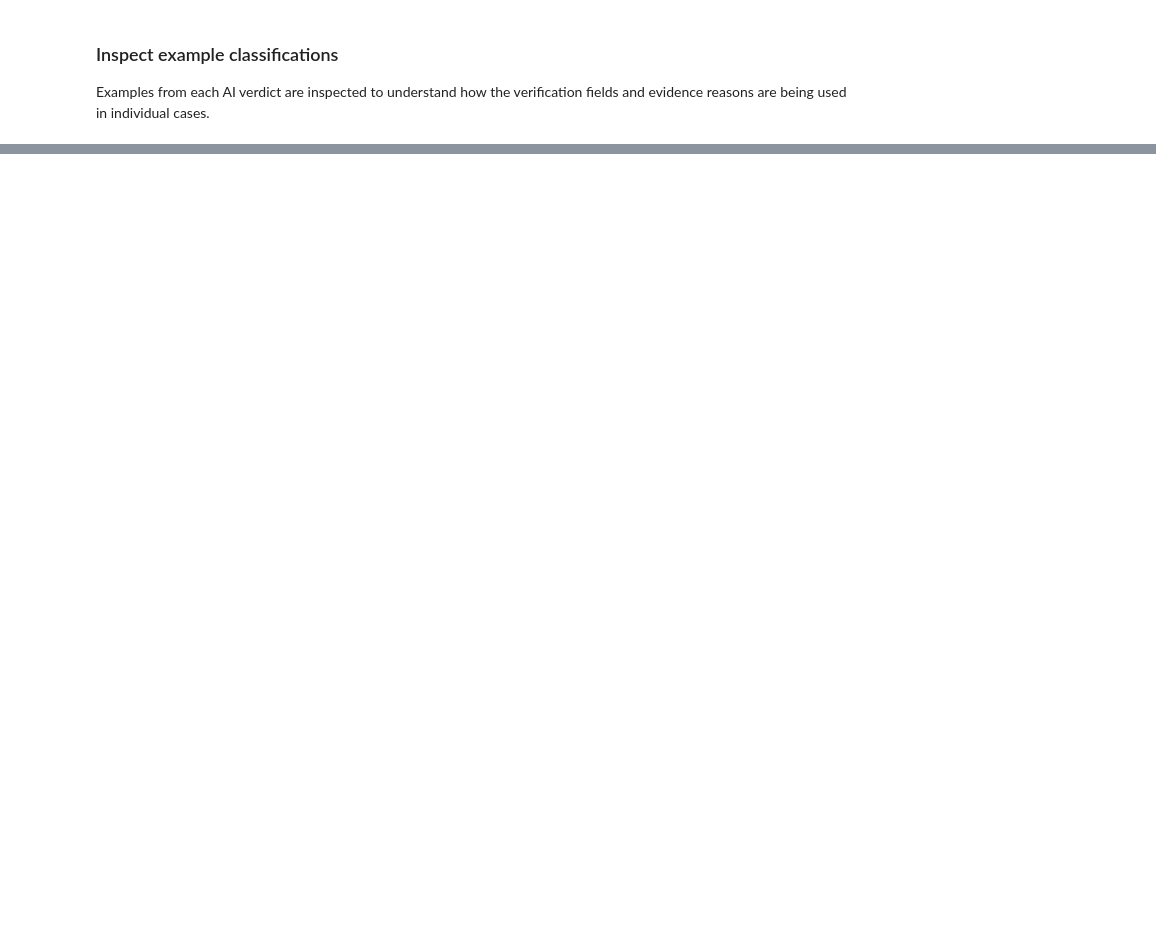
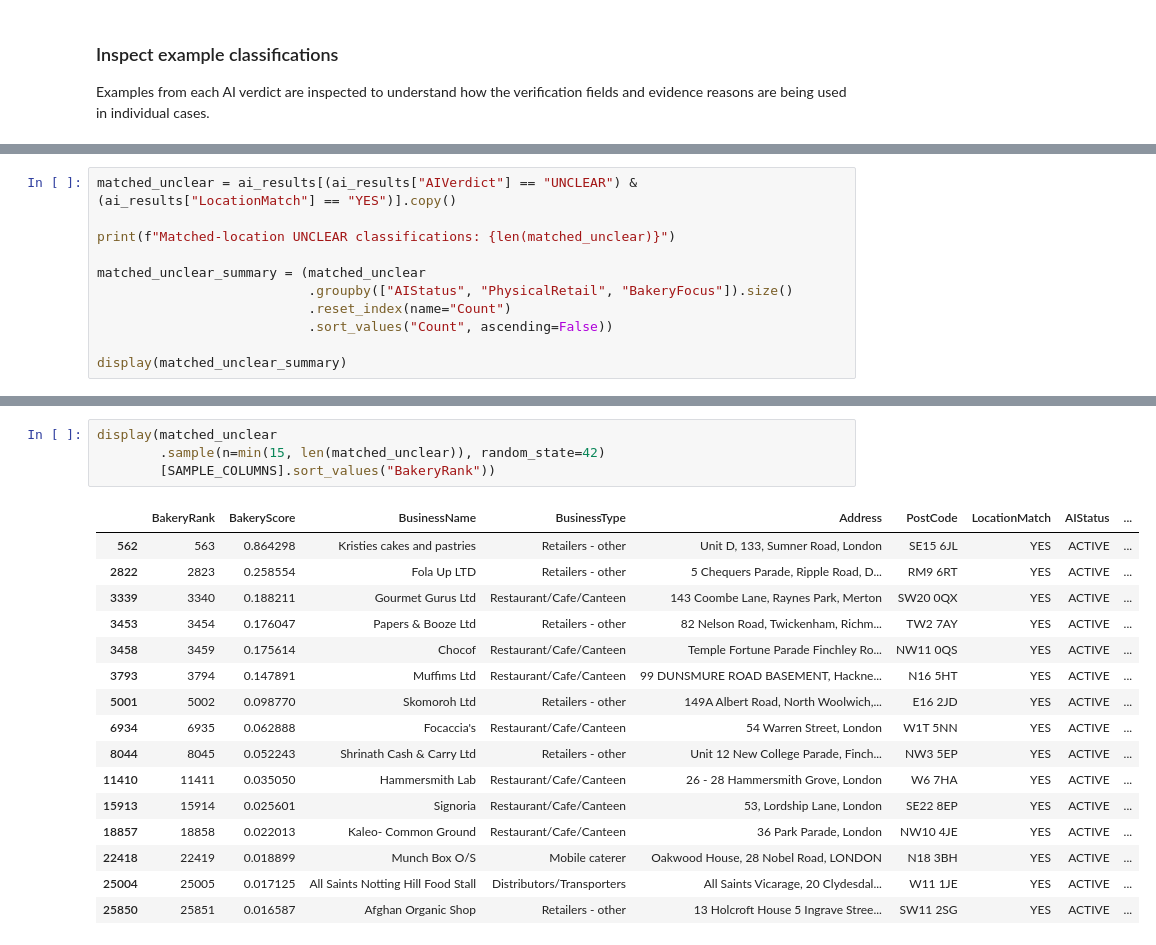
Before and after one commit to rhhythhm/london-bakery-provision, a Jupyter notebook: notebooks/bakery_manual_review_09.ipynb, the cells around one changed output, grey strips where cells are left out. Drawn from its saved outputs; the diff is of its cells as text; blank space fills up the shorter version.

Commit message:
Adapted bakery verification no manual review

```diff
--- a/notebooks/bakery_manual_review_09.ipynb
+++ b/notebooks/bakery_manual_review_09.ipynb
@@ -281,0 +293,11 @@ UNCLEAR
+# %%
+matched_unclear = ai_results[(ai_results["AIVerdict"] == "UNCLEAR") & (ai_results["LocationMatch"] == "YES")].copy()
+
+print(f"Matched-location UNCLEAR classifications: {len(matched_unclear)}")
+
+matched_unclear_summary = (matched_unclear
+                           .groupby(["AIStatus", "PhysicalRetail", "BakeryFocus"]).size()
+                           .reset_index(name="Count")
+                           .sort_values("Count", ascending=False))
+
+display(matched_unclear_summary)
@@ -281,0 +312,21 @@ UNCLEAR
+# %%
+display(matched_unclear
+        .sample(n=min(15, len(matched_unclear)), random_state=42)
+        [SAMPLE_COLUMNS].sort_values("BakeryRank"))
+# %% [output]
+|  | BakeryRank | BakeryScore | BusinessName | BusinessType | Address | PostCode | LocationMatch | AIStatus | ... |
+| 562 | 563 | 0.864298 | Kristies cakes and pastries | Retailers - other | Unit D, 133, Sumner Road, London | SE15 6JL | YES | ACTIVE | ... |
+| 2822 | 2823 | 0.258554 | Fola Up LTD | Retailers - other | 5 Chequers Parade, Ripple Road, D... | RM9 6RT | YES | ACTIVE | ... |
+| 3339 | 3340 | 0.188211 | Gourmet Gurus Ltd | Restaurant/Cafe/Canteen | 143 Coombe Lane, Raynes Park, Merton | SW20 0QX | YES | ACTIVE | ... |
+| 3453 | 3454 | 0.176047 | Papers & Booze Ltd | Retailers - other | 82 Nelson Road, Twickenham, Richm... | TW2 7AY | YES | ACTIVE | ... |
+| 3458 | 3459 | 0.175614 | Chocof | Restaurant/Cafe/Canteen | Temple Fortune Parade Finchley Ro... | NW11 0QS | YES | ACTIVE | ... |
+| 3793 | 3794 | 0.147891 | Muffims Ltd | Restaurant/Cafe/Canteen | 99 DUNSMURE ROAD BASEMENT, Hackne... | N16 5HT | YES | ACTIVE | ... |
+| 5001 | 5002 | 0.098770 | Skomoroh Ltd | Retailers - other | 149A Albert Road, North Woolwich,... | E16 2JD | YES | ACTIVE | ... |
+| 6934 | 6935 | 0.062888 | Focaccia's | Restaurant/Cafe/Canteen | 54 Warren Street, London | W1T 5NN | YES | ACTIVE | ... |
+| 8044 | 8045 | 0.052243 | Shrinath Cash & Carry Ltd | Retailers - other | Unit 12 New College Parade, Finch... | NW3 5EP | YES | ACTIVE | ... |
+| 11410 | 11411 | 0.035050 | Hammersmith Lab | Restaurant/Cafe/Canteen | 26 - 28 Hammersmith Grove, London | W6 7HA | YES | ACTIVE | ... |
+| 15913 | 15914 | 0.025601 | Signoria | Restaurant/Cafe/Canteen | 53, Lordship Lane, London | SE22 8EP | YES | ACTIVE | ... |
+| 18857 | 18858 | 0.022013 | Kaleo- Common Ground | Restaurant/Cafe/Canteen | 36 Park Parade, London | NW10 4JE | YES | ACTIVE | ... |
+| 22418 | 22419 | 0.018899 | Munch Box O/S | Mobile caterer | Oakwood House, 28 Nobel Road, LONDON | N18 3BH | YES | ACTIVE | ... |
+| 25004 | 25005 | 0.017125 | All Saints Notting Hill Food Stall | Distributors/Transporters | All Saints Vicarage, 20 Clydesdal... | W11 1JE | YES | ACTIVE | ... |
+| 25850 | 25851 | 0.016587 | Afghan Organic Shop | Retailers - other | 13 Holcroft House 5 Ingrave Stree... | SW11 2SG | YES | ACTIVE | ... |
```
Also changed, not shown: parts of 17 cells of this notebook, 1 other file.
